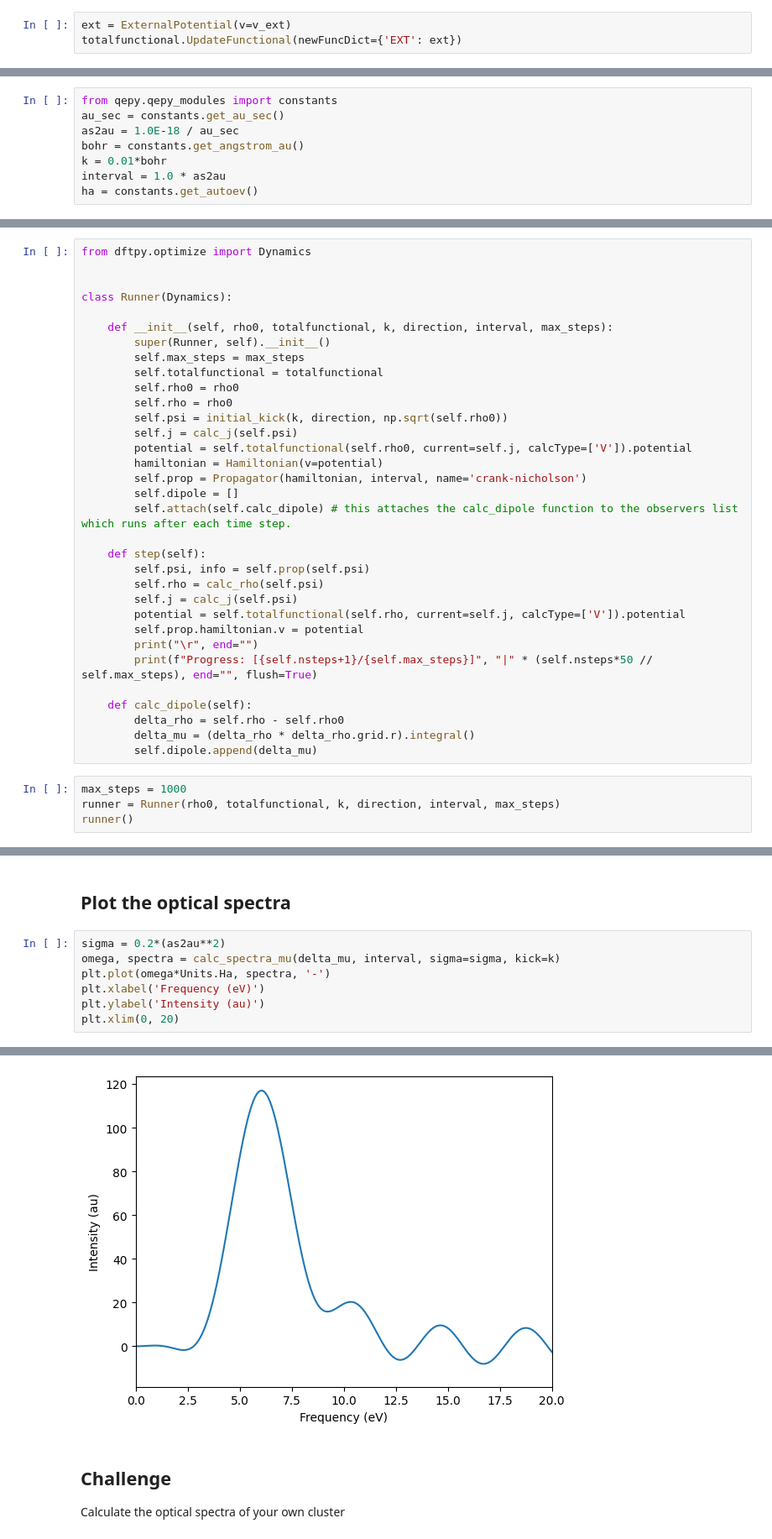
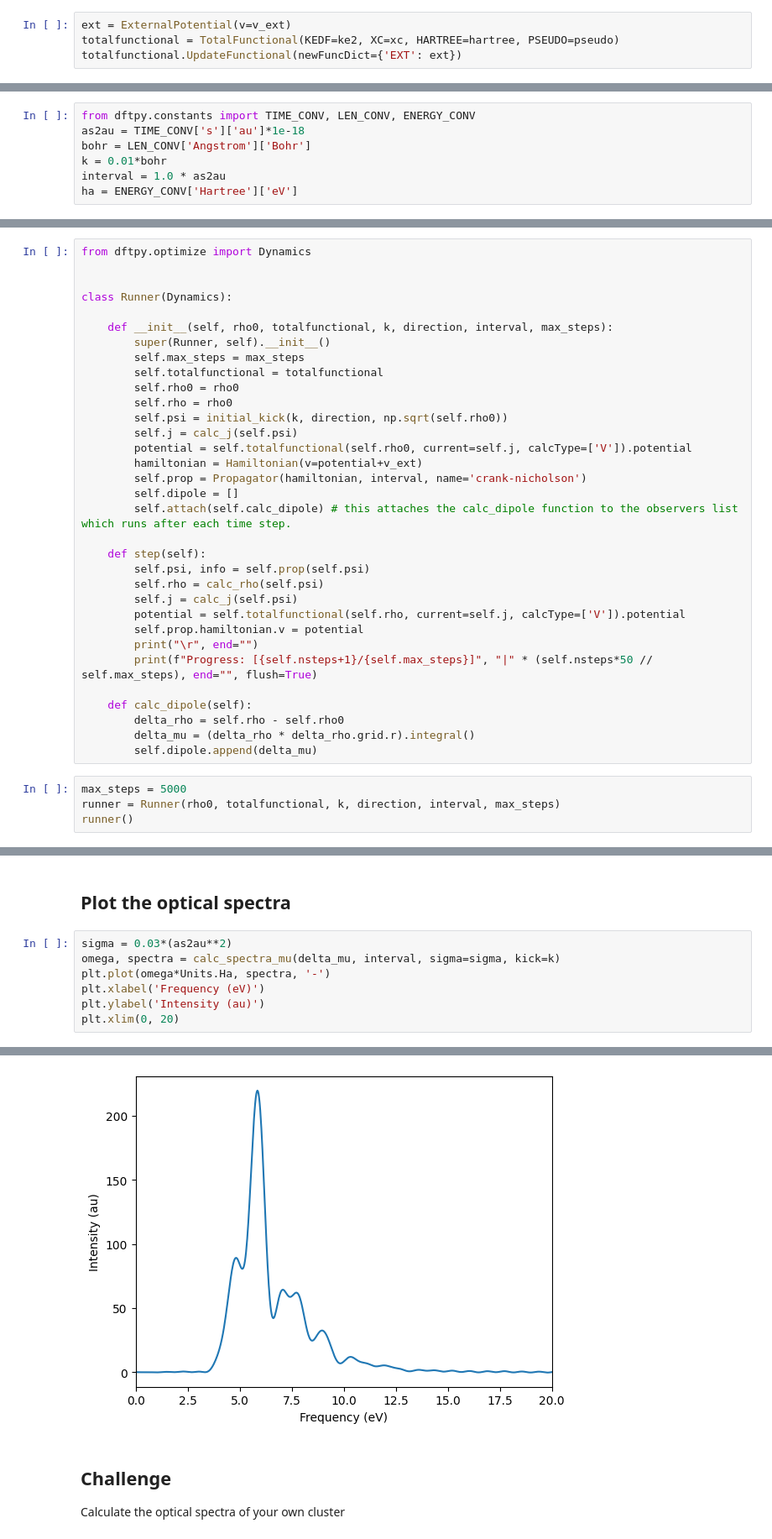
Before and after one commit to Quantum-MultiScale-Template/DFT-Intro, a Jupyter notebook: 2025/dftpy_optical_spectra/RT_RHO_LMGP_DFTpy.ipynb, the cells around one changed output, grey strips where cells are left out. Shown: that part at 84% size. Cells and saved outputs as stored; diff of their text form.

```diff
--- a/2025/dftpy_optical_spectra/RT_RHO_LMGP_DFTpy.ipynb
+++ b/2025/dftpy_optical_spectra/RT_RHO_LMGP_DFTpy.ipynb
@@ -181,6 +184,7 @@ v_ext = -(v_vw + v_s + v_p)
 from dftpy.functional.external_potential import ExternalPotential
 # %%
 ext = ExternalPotential(v=v_ext)
+totalfunctional = TotalFunctional(KEDF=ke2, XC=xc, HARTREE=hartree, PSEUDO=pseudo)
 totalfunctional.UpdateFunctional(newFuncDict={'EXT': ext})
 # %% [markdown]
 ### Verify Ground state
@@ -210,13 +214,12 @@ axs[1].matshow(rho_h[:,:,15])
 # %% [markdown]
 ## Time propagation
 # %%
-from qepy.qepy_modules import constants
-au_sec = constants.get_au_sec()
-as2au = 1.0E-18 / au_sec
-bohr = constants.get_angstrom_au()
+from dftpy.constants import TIME_CONV, LEN_CONV, ENERGY_CONV
+as2au = TIME_CONV['s']['au']*1e-18
+bohr = LEN_CONV['Angstrom']['Bohr']
 k = 0.01*bohr
 interval = 1.0 * as2au
-ha = constants.get_autoev()
+ha = ENERGY_CONV['Hartree']['eV']
 # %%
 direction = 0 # 0, 1, 2 means x, y, z-direction, respectively
 # %% [markdown]
@@ -236,7 +239,7 @@ class Runner(Dynamics):
         self.psi = initial_kick(k, direction, np.sqrt(self.rho0))
         self.j = calc_j(self.psi)
         potential = self.totalfunctional(self.rho0, current=self.j, calcType=['V']).potential
-        hamiltonian = Hamiltonian(v=potential)
+        hamiltonian = Hamiltonian(v=potential+v_ext)
         self.prop = Propagator(hamiltonian, interval, name='crank-nicholson')
         self.dipole = []
         self.attach(self.calc_dipole) # this attaches the calc_dipole function to the observers list which runs after each time step.
@@ -255,7 +258,7 @@ class Runner(Dynamics):
         delta_mu = (delta_rho * delta_rho.grid.r).integral()
         self.dipole.append(delta_mu)
 # %%
-max_steps = 1000
+max_steps = 5000
 runner = Runner(rho0, totalfunctional, k, direction, interval, max_steps)
 runner()
 # %% [output]
@@ -277,7 +280,7 @@ Text(0, 0.5, 'Dipole Moment (au)')
 # %% [markdown]
 ## Plot the optical spectra
 # %%
-sigma = 0.2*(as2au**2)
+sigma = 0.03*(as2au**2)
 omega, spectra = calc_spectra_mu(delta_mu, interval, sigma=sigma, kick=k)
 plt.plot(omega*Units.Ha, spectra, '-')
 plt.xlabel('Frequency (eV)')
@@ -288,4 +292,4 @@ plt.xlim(0, 20)
-[figure, old version]
+[figure, new version]
 # %% [markdown]
 ## Challenge
 
```
Also changed, not shown: parts of 11 cells of this notebook, 20 other files.
